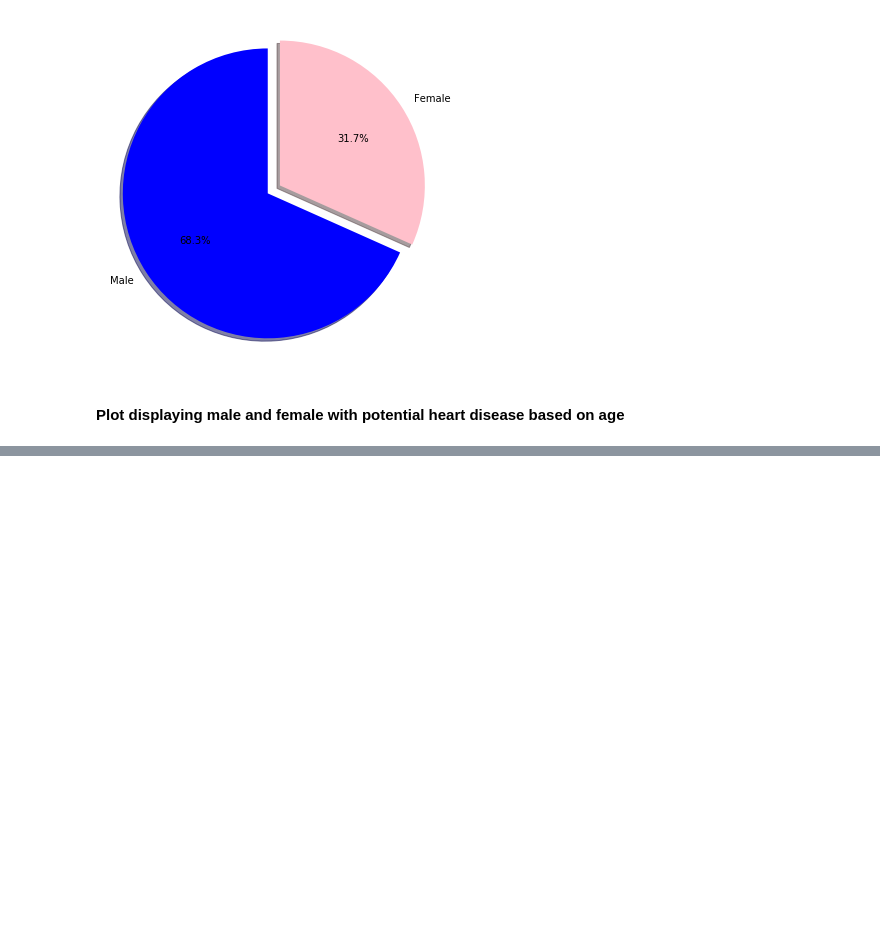
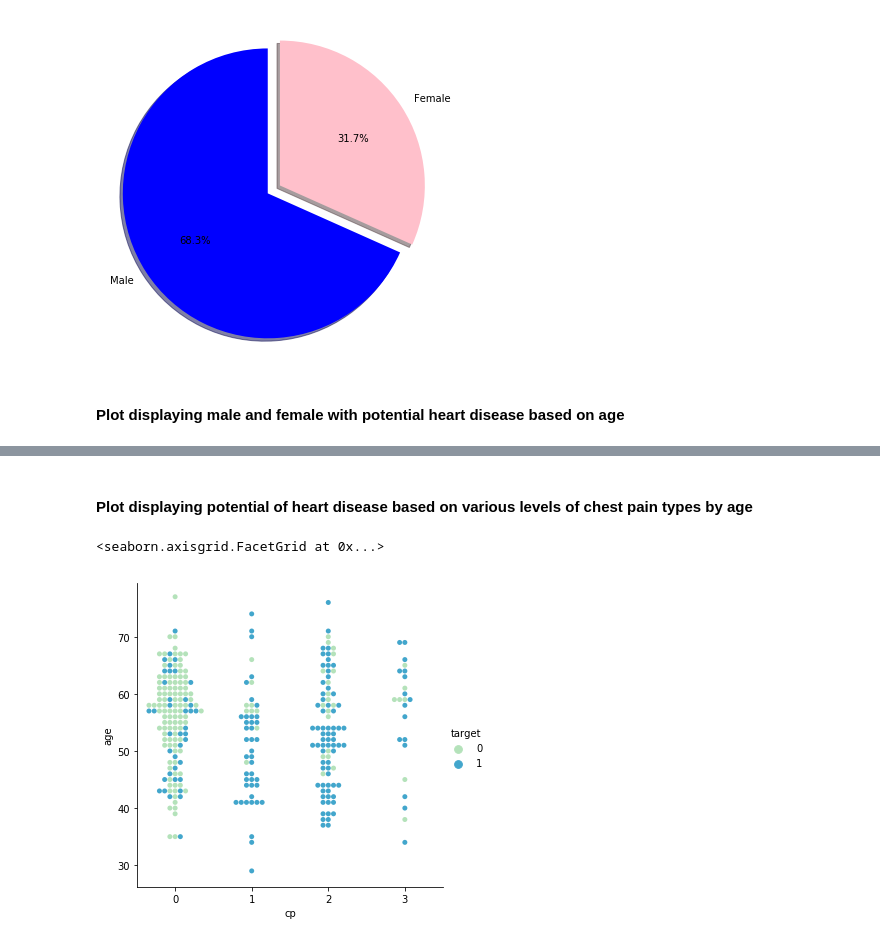
Before and after one commit to chauhan-nitin/UCI_HeartDisease, a Jupyter notebook: heartdisease.ipynb, the cells around one changed output, grey strips where cells are left out. Drawn from its saved outputs; the diff is of its cells as text; code cells hidden in the pictures; blank space fills up the shorter version.

```diff
--- a/heartdisease.ipynb
+++ b/heartdisease.ipynb
@@ -109,0 +131,7 @@ plt.show()
+# %% [markdown]
+#### Plot displaying potential of heart disease based on various levels of chest pain types by age
+# %%
+sns.catplot(x="cp", y="age", hue="target", kind="swarm", data=datafr, palette='GnBu')
+# %% [output]
+<seaborn.axisgrid.FacetGrid at 0x...>
+[figure, added]
```
Also changed, not shown: parts of 28 cells of this notebook.
